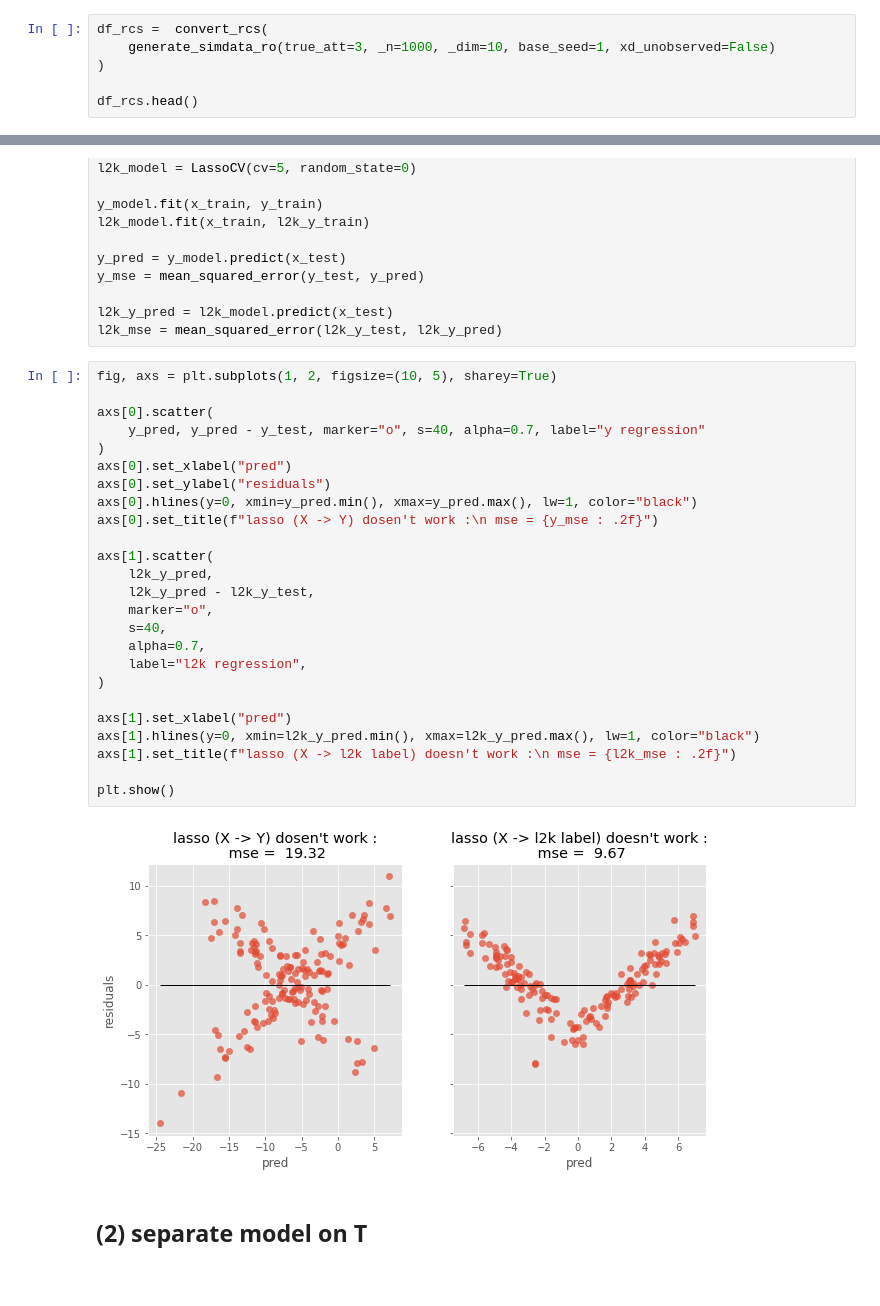
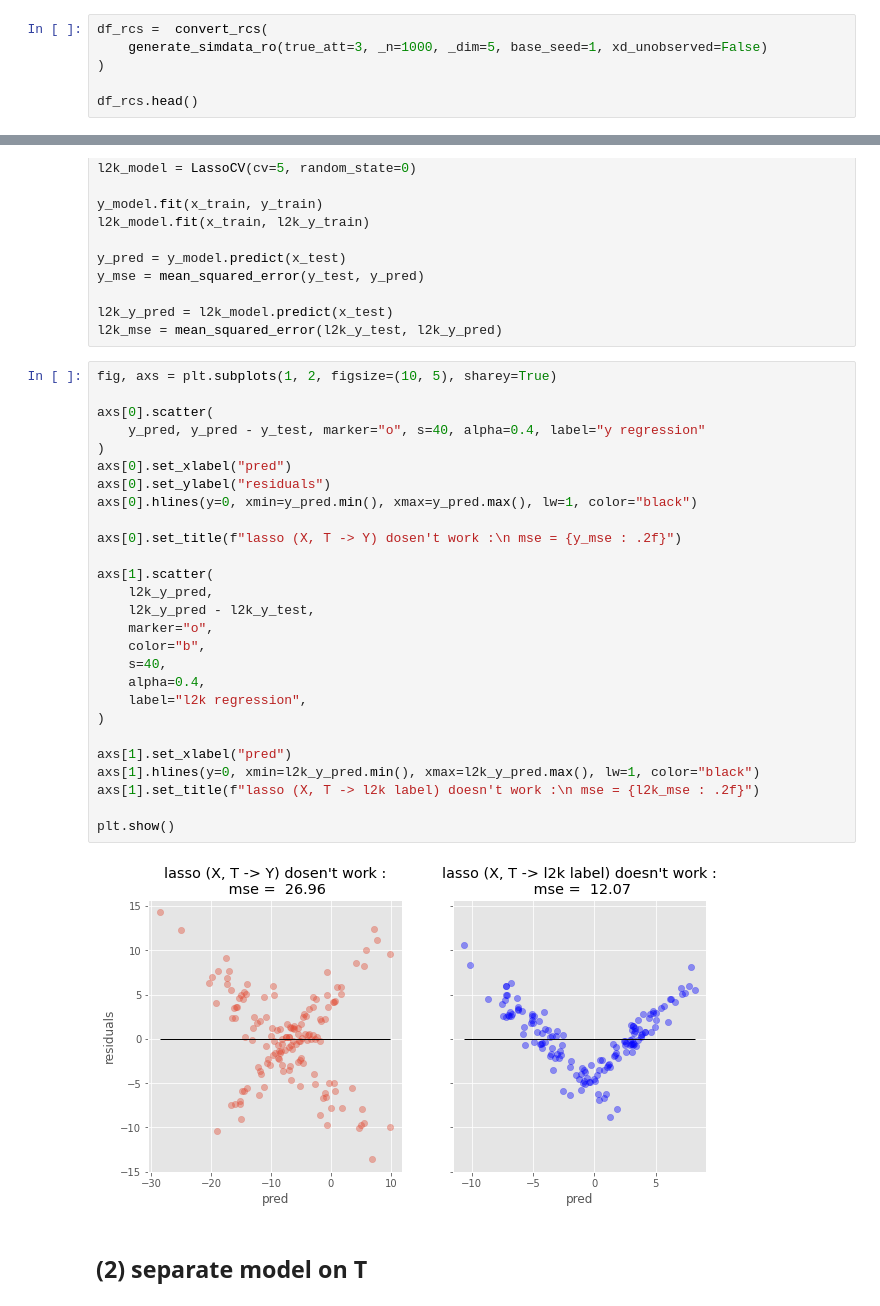
Before and after one commit to MasaAsami/modified_DMLDiD_RCS, a Jupyter notebook: notebooks/Why_original_l2kmodel_is_wrong.ipynb, the cells around one changed output, grey strips where cells are left out. Cells and saved outputs as stored; diff of their text form.

```diff
--- a/notebooks/Why_original_l2kmodel_is_wrong.ipynb
+++ b/notebooks/Why_original_l2kmodel_is_wrong.ipynb
@@ -37,7 +37,7 @@ from dmldid.simdata_genrater import generate_simdata_ro, convert_rcs
 - N = 500
 # %%
 df_rcs =  convert_rcs(
-    generate_simdata_ro(true_att=3, _n=1000, _dim=10, base_seed=1, xd_unobserved=False)
+    generate_simdata_ro(true_att=3, _n=1000, _dim=5, base_seed=1, xd_unobserved=False)
 )
 
 df_rcs.head()
@@ -118,30 +113,32 @@ l2k_mse = mean_squared_error(l2k_y_test, l2k_y_pred)
 # %%
 fig, axs = plt.subplots(1, 2, figsize=(10, 5), sharey=True)
 
 axs[0].scatter(
-    y_pred, y_pred - y_test, marker="o", s=40, alpha=0.7, label="y regression"
+    y_pred, y_pred - y_test, marker="o", s=40, alpha=0.4, label="y regression"
 )
 axs[0].set_xlabel("pred")
 axs[0].set_ylabel("residuals")
 axs[0].hlines(y=0, xmin=y_pred.min(), xmax=y_pred.max(), lw=1, color="black")
-axs[0].set_title(f"lasso (X -> Y) dosen't work :\n mse = {y_mse : .2f}")
+
+axs[0].set_title(f"lasso (X, T -> Y) dosen't work :\n mse = {y_mse : .2f}")
 
 axs[1].scatter(
     l2k_y_pred,
     l2k_y_pred - l2k_y_test,
     marker="o",
+    color="b",
     s=40,
-    alpha=0.7,
+    alpha=0.4,
     label="l2k regression",
 )
 
 axs[1].set_xlabel("pred")
 axs[1].hlines(y=0, xmin=l2k_y_pred.min(), xmax=l2k_y_pred.max(), lw=1, color="black")
-axs[1].set_title(f"lasso (X -> l2k label) doesn't work :\n mse = {l2k_mse : .2f}")
+axs[1].set_title(f"lasso (X, T -> l2k label) doesn't work :\n mse = {l2k_mse : .2f}")
 
 plt.show()
 # %% [output]
-[figure, old version]
+[figure, new version]
 # %% [markdown]
 ## (2) separate model on T
 # %%
```
Also changed, not shown: parts of 4 cells of this notebook.
